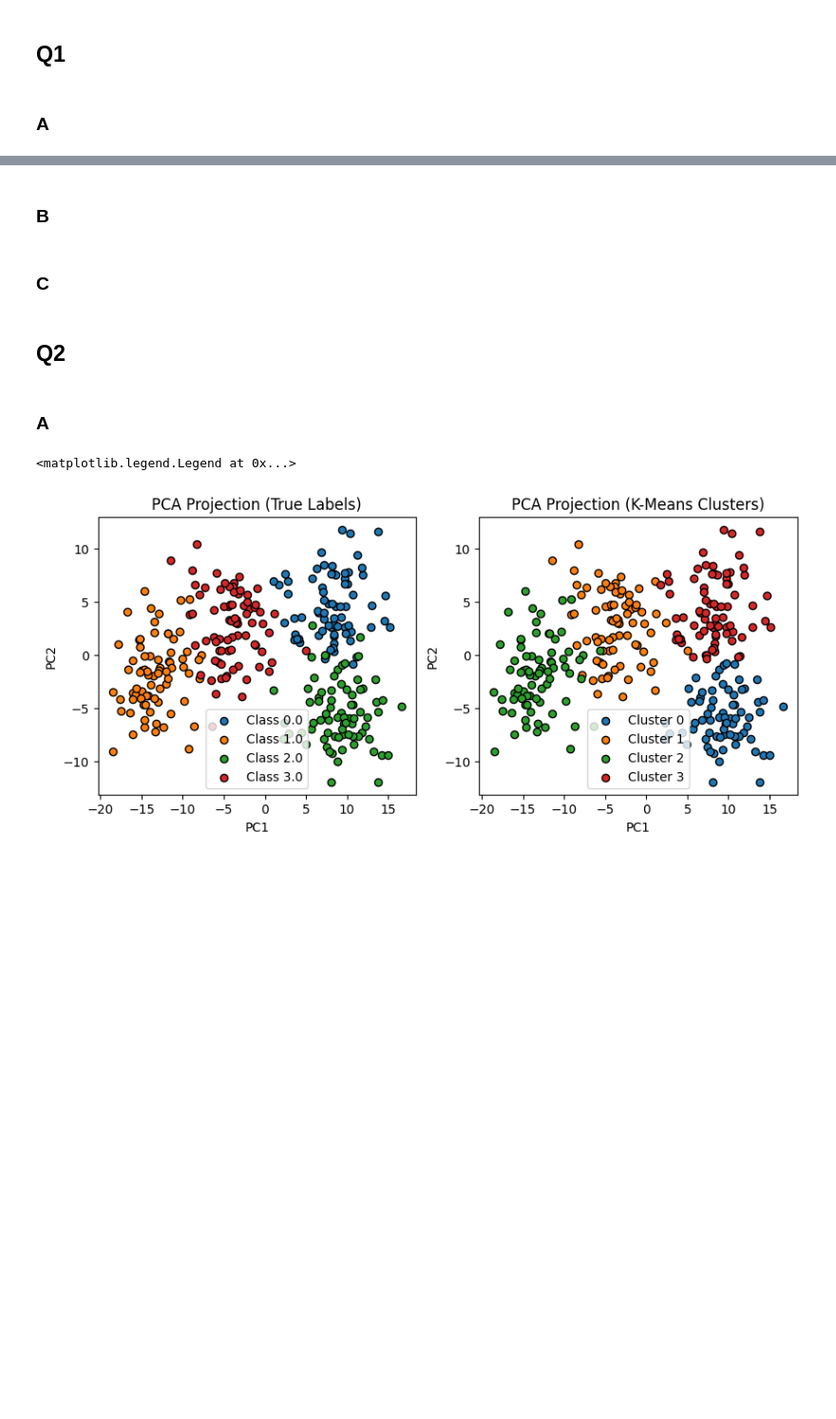
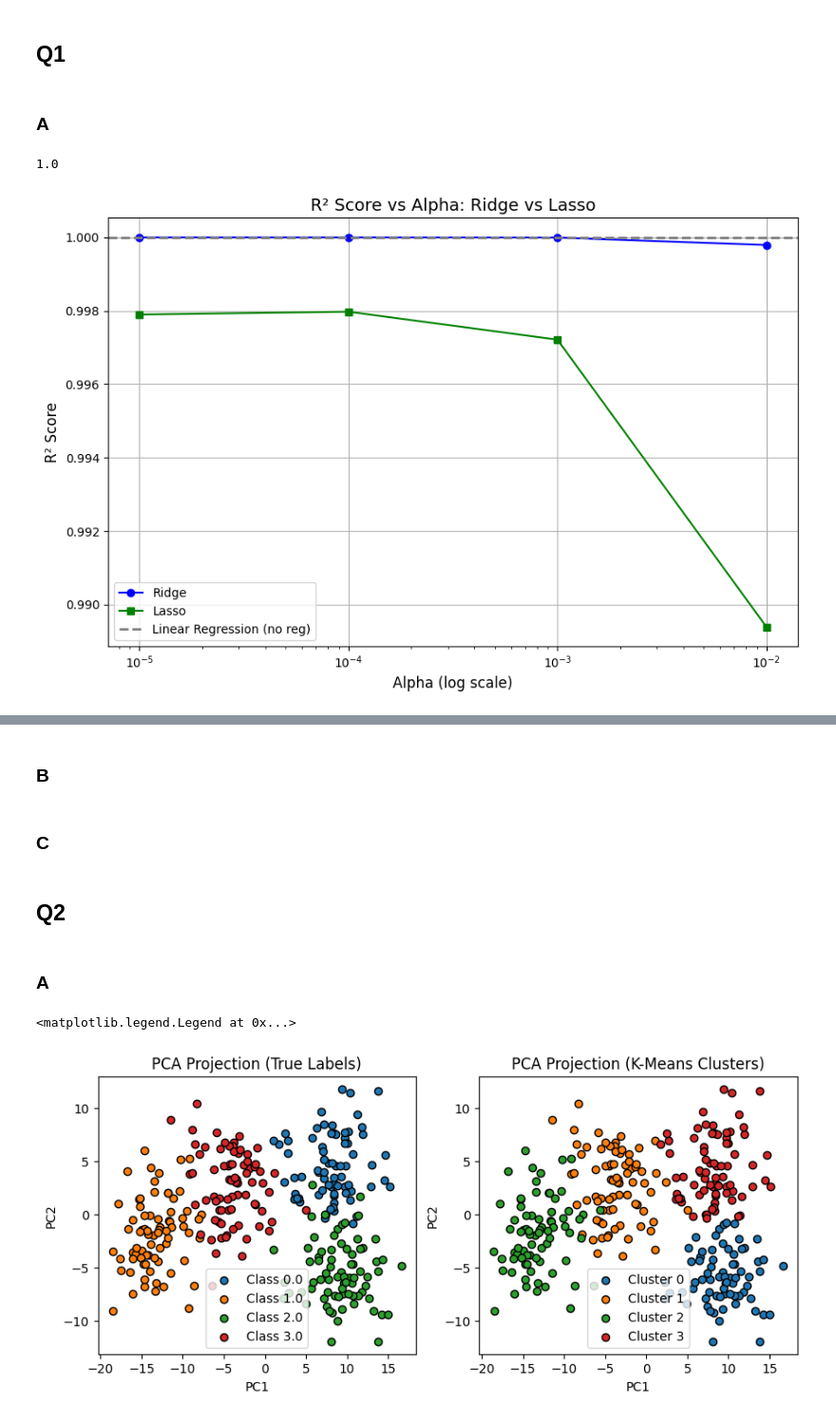
Before and after one commit to elijah-jones-2003/PADL, a Jupyter notebook: padl.ipynb, the cells around one changed output, grey strips where cells are left out. Shown at 95% size. Cells and saved outputs as stored; diff of their text form; code cells hidden in the pictures; blank space fills up the shorter version.

```diff
--- a/padl.ipynb
+++ b/padl.ipynb
@@ -20,6 +21,75 @@ ValueError: numpy.dtype size changed, may indicate binary incompatibility. Expec
 ## Q1
 # %% [markdown]
 ### A
-# %%
-data = np.loadtxt('datasets/PADL-Q11-train.csv', delimiter=',', skiprows=1)
-model = ""
+# %%
+# Get data from PADL-Q11-train.csv
+data = np.loadtxt('datasets/PADL-Q11-train.csv', delimiter=',', skiprows=1)
+
+# Split data into X and y
+X = data[:, :-1]
+y = data[:, -1]
+
+# Split the available data into training and validation
+X_train, X_val, y_train, y_val = train_test_split(X, y, test_size=0.2, random_state=42)
+
+# Standardise X values
+scaler = StandardScaler()
+X_train_scaled = scaler.fit_transform(X_train)
+X_val_scaled = scaler.transform(X_val)
+
+# Apply PCA
+pca = PCA(n_components=0.99)
+X_train_pca = pca.fit_transform(X_train_scaled)
+X_val_pca = pca.transform(X_val_scaled)
+
+# Create polynomial features
+poly = PolynomialFeatures(degree=2)  # Try higher degrees like 2 or 3
+X_train_poly = poly.fit_transform(X_train_scaled)
+X_val_poly = poly.transform(X_val_scaled)
+
+alphas = [0.01, 0.001, 0.0001, 0.00001]
+lasso_r2_scores = []
+ridge_r2_scores = []
+
+# Loop through potential alpha values for both lasso and ridge regression
+for a in alphas:
+    # Lasso
+    model = Lasso(alpha=a)
+    model.fit(X_train_poly, y_train)
+    y_pred = model.predict(X_val_poly)
+    r2 = r2_score(y_val, y_pred)
+    lasso_r2_scores.append(r2)
+
+    # Ridge
+    model = Ridge(alpha=a)
+    model.fit(X_train_poly, y_train)
+    y_pred = model.predict(X_val_poly)
+    r2 = r2_score(y_val, y_pred)
+    ridge_r2_scores.append(r2)
+
+
+# Also plot linear regression model, no alphas needed
+model = LinearRegression()
+model.fit(X_train_poly, y_train)
+y_pred = model.predict(X_val_poly)
+lin_r2 = r2_score(y_val, y_pred)
+print(lin_r2)
+
+
+# Plot data using log values for alphas
+plt.figure(figsize=(9, 6))
+plt.plot(alphas, ridge_r2_scores, marker='o', color='blue', label='Ridge', linestyle='-', markersize=6)
+plt.plot(alphas, lasso_r2_scores, marker='s', color='green', label='Lasso', linestyle='-', markersize=6)
+plt.axhline(lin_r2, color='gray', linestyle='--', label='Linear Regression (no reg)', linewidth=2)
+
+plt.xscale('log')
+plt.xlabel('Alpha (log scale)', fontsize=12)
+plt.ylabel('R² Score', fontsize=12)
+plt.title('R² Score vs Alpha: Ridge vs Lasso', fontsize=14)
+plt.legend()
+plt.grid(True)
+plt.tight_layout()
+plt.show()
+# %% [output]
+1.0
+[figure, added]
```
Also changed, not shown: parts of 2 cells of this notebook.
